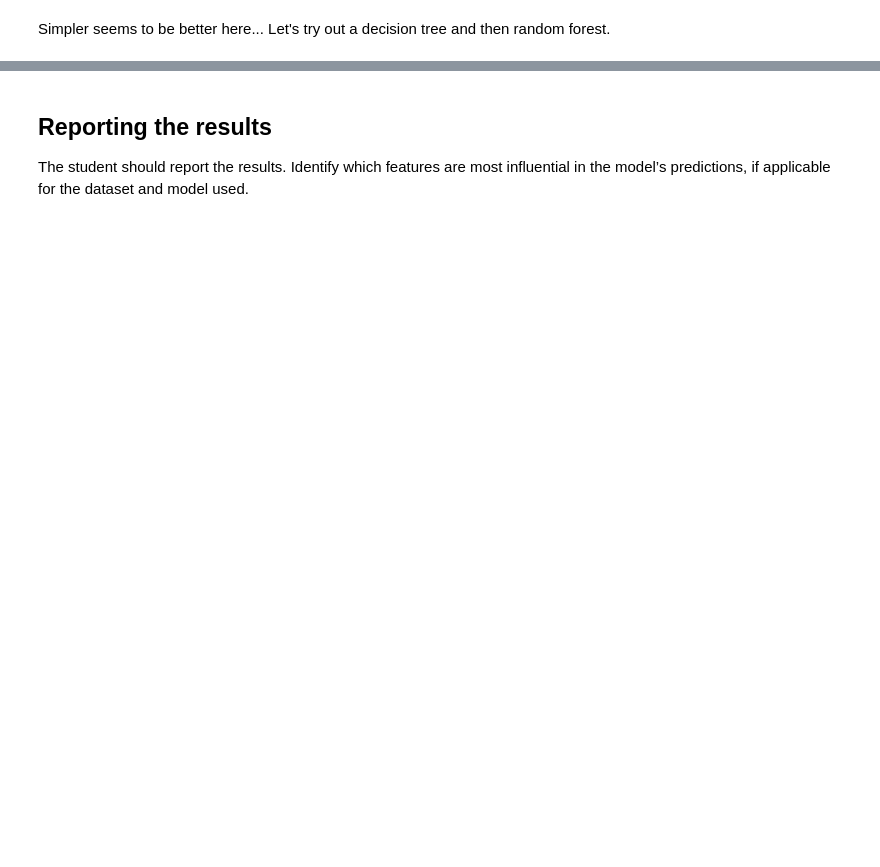
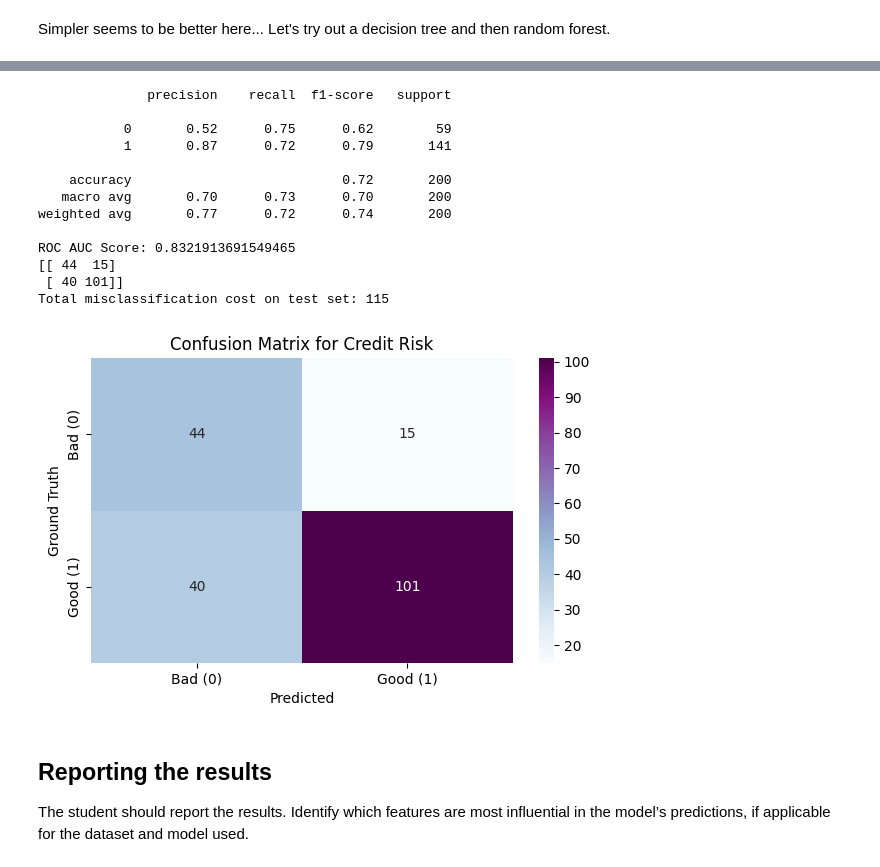
Before and after one commit to reascr/MSC-in-IT-and-Cognition, a Jupyter notebook: AppliedAI/First_assignment_dataset_2.ipynb, the cells around one changed output, grey strips where cells are left out. Drawn from its saved outputs; the diff is of its cells as text; code cells hidden in the pictures; blank space fills up the shorter version.

```diff
--- a/AppliedAI/First_assignment_dataset_2.ipynb
+++ b/AppliedAI/First_assignment_dataset_2.ipynb
@@ -542,20 +571,41 @@ AttributeError: 'Booster' object has no attribute 'predict_proba'
 # %%
 from sklearn.ensemble import RandomForestClassifier
 
-model = RandomForestClassifier(n_estimators=100, max_depth=5, class_weight='balanced',random_state=0)
+random_forest_model = RandomForestClassifier(n_estimators=1000, max_depth=10, class_weight="balanced", random_state=0)
 
-model.fit(X_train_processed, y_train)
+random_forest_model.fit(X_train_processed, y_train)
 
 y_pred = model.predict(X_eval_processed)
-y_pred_proba = model.predict_proba(X_eval_processed)[:, 1]
+y_pred_proba = random_forest_model.predict_proba(X_eval_processed)[:, 1]
 
 
 print(classification_report(y_eval, y_pred))
 
 # ROC AUC score
 roc_auc = roc_auc_score(y_eval, y_pred_proba)
 print("ROC AUC Score:", roc_auc)
 print(confusion_matrix(y_eval, y_pred))
+
+cm = confusion_matrix(y_eval, y_pred)
+tn, fp, fn, tp = cm.ravel()
+total_cost = (fp * 5) + (fn * 1)
+print("Total misclassification cost on test set:", total_cost)
+plot_cm(cm)
+# %% [output]
+              precision    recall  f1-score   support
+
+           0       0.52      0.75      0.62        59
+           1       0.87      0.72      0.79       141
+
+    accuracy                           0.72       200
+   macro avg       0.70      0.73      0.70       200
+weighted avg       0.77      0.72      0.74       200
+
+ROC AUC Score: 0.8321913691549465
+[[ 44  15]
+ [ 40 101]]
+Total misclassification cost on test set: 115
+[figure, added]
 # %% [markdown]
 ## **Reporting the results**
 
```
Also changed, not shown: parts of 18 cells of this notebook.
